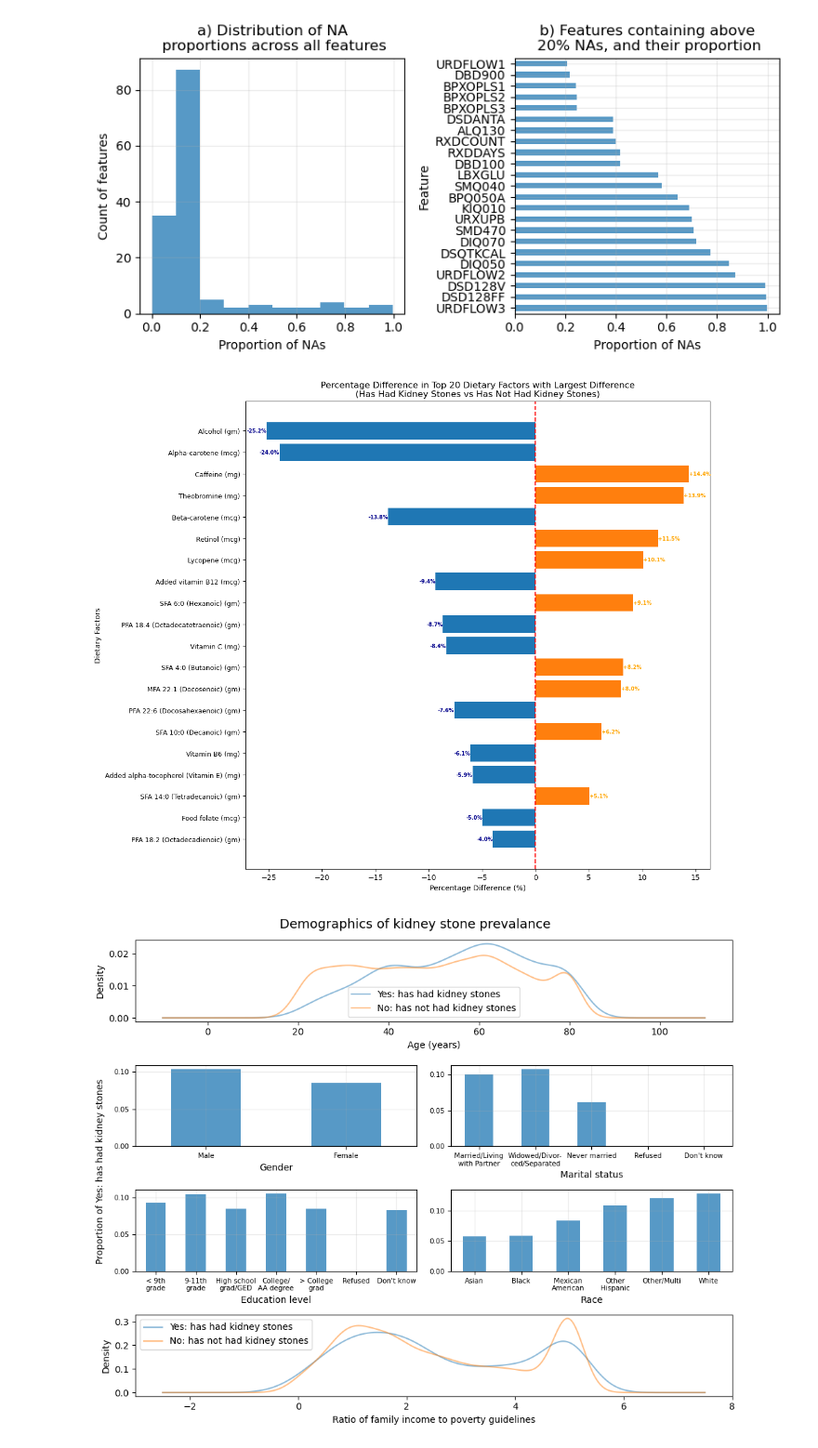
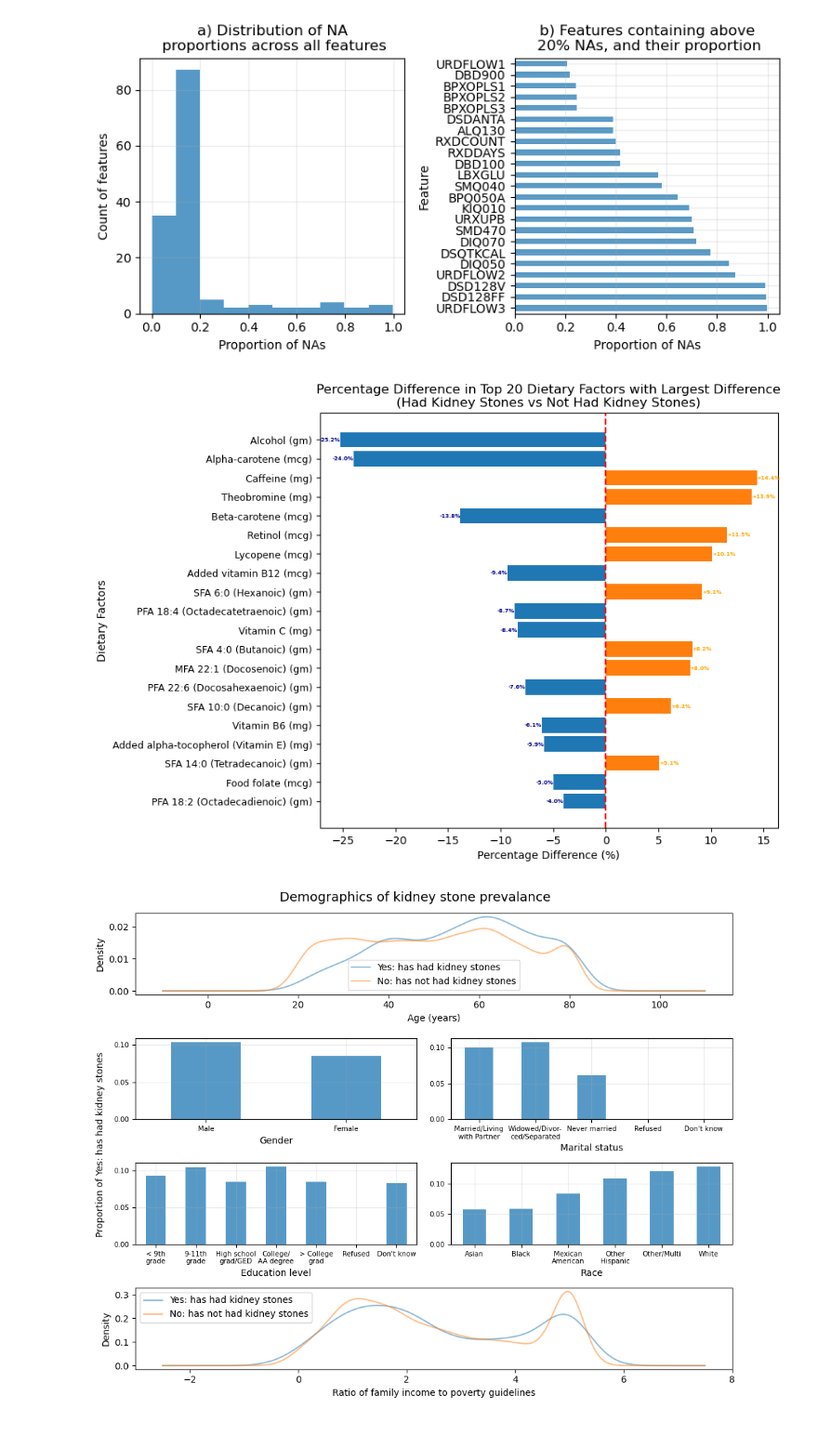
Before and after one commit to dvnguyen02/DATA301-Project, a Jupyter notebook: EDA/background-and-data - Copy.ipynb, the cells around one changed output. Shown at 93% size. Drawn from its saved outputs; the diff is of its cells as text; code cells hidden in the pictures.

Commit message:
resize graphs so there will be more space

```diff
--- a/EDA/background-and-data - Copy.ipynb
+++ b/EDA/background-and-data - Copy.ipynb
@@ -209,37 +209,39 @@ default_blue = plt.rcParams['axes.prop_cycle'].by_key()['color'][0]
 default_orange = plt.rcParams['axes.prop_cycle'].by_key()['color'][1]
 
 # Define colors for the bars
 bar_colors = [default_orange if pct > 0 else default_blue for pct in results_df_sorted['Percentage Difference']]
 
 # Plot percentage difference with custom colors
 bars = ax.barh(results_df_sorted['Variable'], results_df_sorted['Percentage Difference'], color=bar_colors)
 
-ax.set_title('Percentage Difference in Top 20 Dietary Factors with Largest Difference\n(Has Had Kidney Stones vs Has Not Had Kidney Stones)')
+ax.set_title('Percentage Difference in Top 20 Dietary Factors with Largest Difference\n(Had Kidney Stones vs Not Had Kidney Stones)')
 ax.set_xlabel('Percentage Difference (%)')
 ax.set_ylabel('Dietary Factors')
 ax.axvline(x=0, color='r', linestyle='--')
 ax.tick_params(axis='y', labelsize=9)
 
 # Reverse y-axis for bar plot
 ax.invert_yaxis()
 
 # Add percentage values to the end of each bar with smaller font size
 for i, bar in enumerate(bars):
     width = bar.get_width()
     if width >= 0:
         ax.text(width, bar.get_y() + bar.get_height()/2, f'+{width:.1f}%',
-                ha='left', va='center', fontweight='bold', color='orange', fontsize=7)  # Reduced fontsize
+                ha='left', va='center', fontweight='bold', color='orange', fontsize=5)  # Reduced fontsize
     else:
         ax.text(width, bar.get_y() + bar.get_height()/2, f'{width:.1f}%',
-                ha='right', va='center', fontweight='bold', color='darkblue', fontsize=7)  # Reduced fontsize
+                ha='right', va='center', fontweight='bold', color='darkblue', fontsize=5)  # Reduced fontsize
 
 # Add a legend
 
 plt.tight_layout()
+fig = plt.gcf()  # Get the current figure
+fig.set_size_inches(8, 6)  # Width of 8 inches, height of 6 inches
 plt.savefig("../results/figures/dietary_difference.png", dpi=300, bbox_inches='tight')
 plt.show()
 # %% [output]
-[figure, old version]
+[figure, new version]
 # %%
 demo_df = df[["KIQ026", "RIAGENDR", "RIDAGEYR", "RIDRETH3", "DMDEDUC2", "DMDMARTZ", "INDFMPIR"]]
 demo_map = {
```
Also changed, not shown: parts of 1 cell of this notebook, 3 other files.
